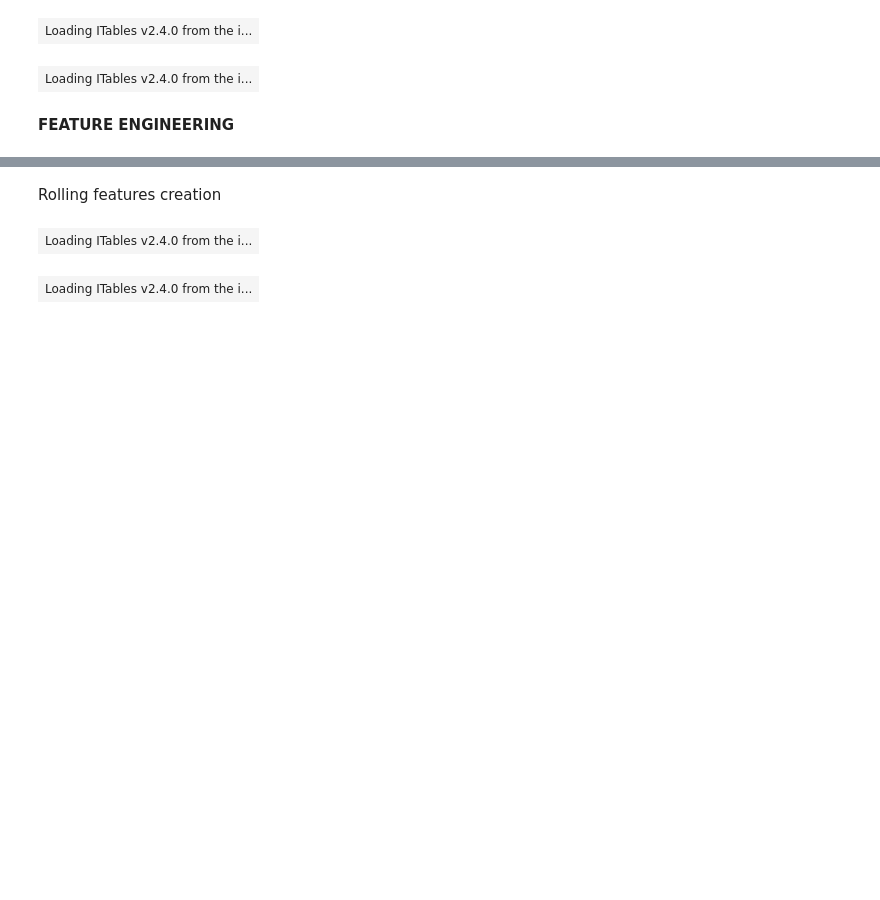
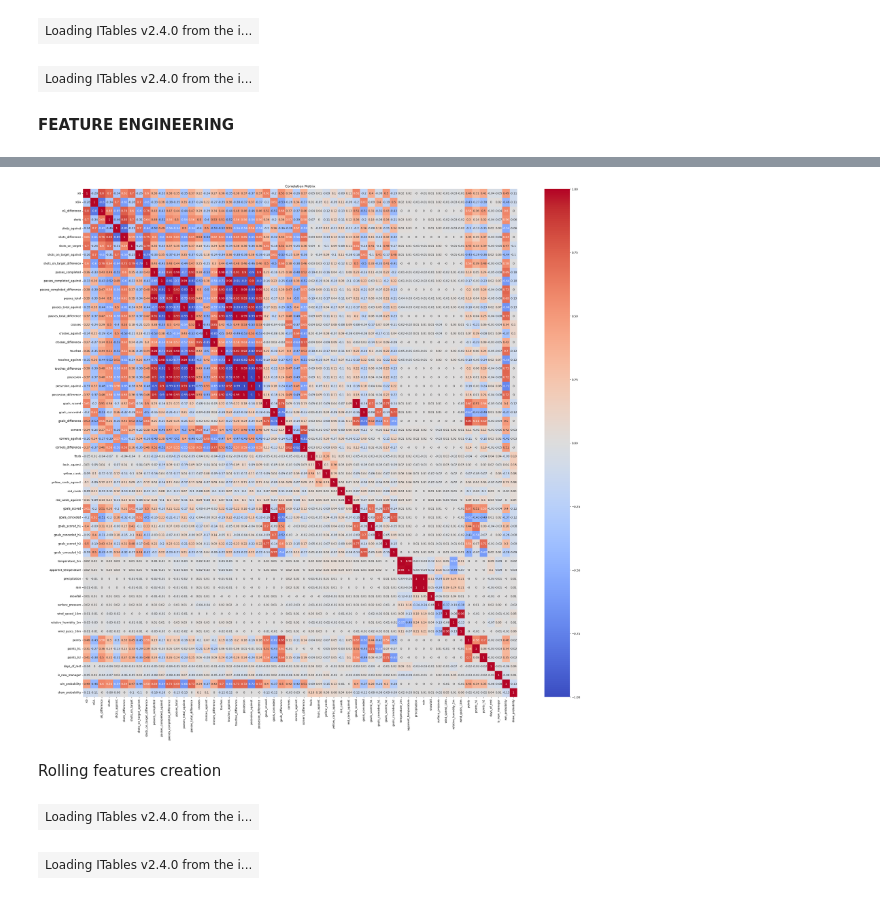
Before and after one commit to gcichy/master_project, a Jupyter notebook: data_processing/eda.ipynb, the cells around one changed output, grey strips where cells are left out. Cells and saved outputs as stored; diff of their text form; code cells hidden in the pictures; blank space fills up the shorter version.

Commit message:
feature engineering in progress - rolling stats added and merged with opponent

```diff
--- a/data_processing/eda.ipynb
+++ b/data_processing/eda.ipynb
@@ -11,6 +17,8 @@ init_notebook_mode(all_interactive=True)
 [interactive output not drawn]
 # %%
 merged_data_input_path = os.path.join(os.getcwd(), '..', 'data', 'data_merged')
+processed_data_output_path = os.path.join(os.getcwd(), '..', 'data', 'data_processed')
+figures_path = os.path.join(os.getcwd(), '..', 'data', 'visualizations')
 # %%
 df = pd.read_csv(os.path.join(merged_data_input_path, 'merged_data.csv'))
 df = df.rename(columns={
@@ -27,6 +35,7 @@ df = df.rename(columns={
     'fouls_suffered': 'fouls_against',
     'fouls_committed': 'fouls'
 })
+df['datetime'] = pd.to_datetime(df['datetime'], utc=True).dt.tz_convert('Europe/London')
 df
 # %% [output]
 | Loading ITables v2.4.0 from the i... |
@@ -74,3 +188,15 @@ df['points_h2'] = df.apply(lambda row: classify_points(row, '_h2'), axis=1)
+# %%
+# Compute correlation matrix
+corr = df[all_stats_cols_list].corr().round(2)
+
+# Plot heatmap
+plt.figure(figsize=(35, 33))
+sns.heatmap(corr, annot=True, cmap='coolwarm', vmin=-1, vmax=1)
+plt.title('Correlation Matrix')
+plt.savefig(os.path.join(figures_path, 'correlation_matrix.png'))
+plt.show()
+# %% [output]
+[figure, added]
 # %% [markdown]
 Rolling features creation
 # %%
```
Also changed, not shown: parts of 7 cells of this notebook, 1 other file.
